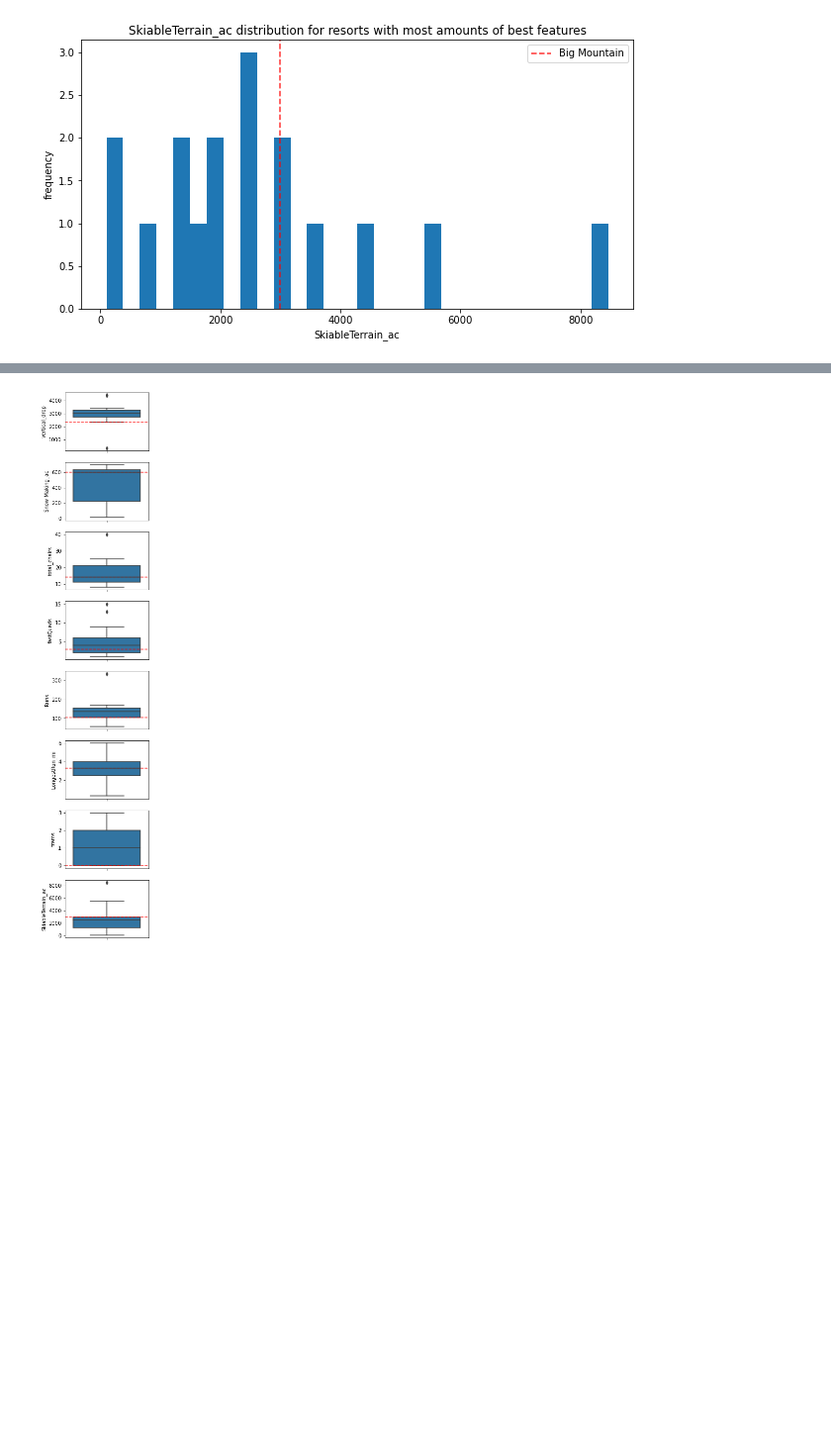
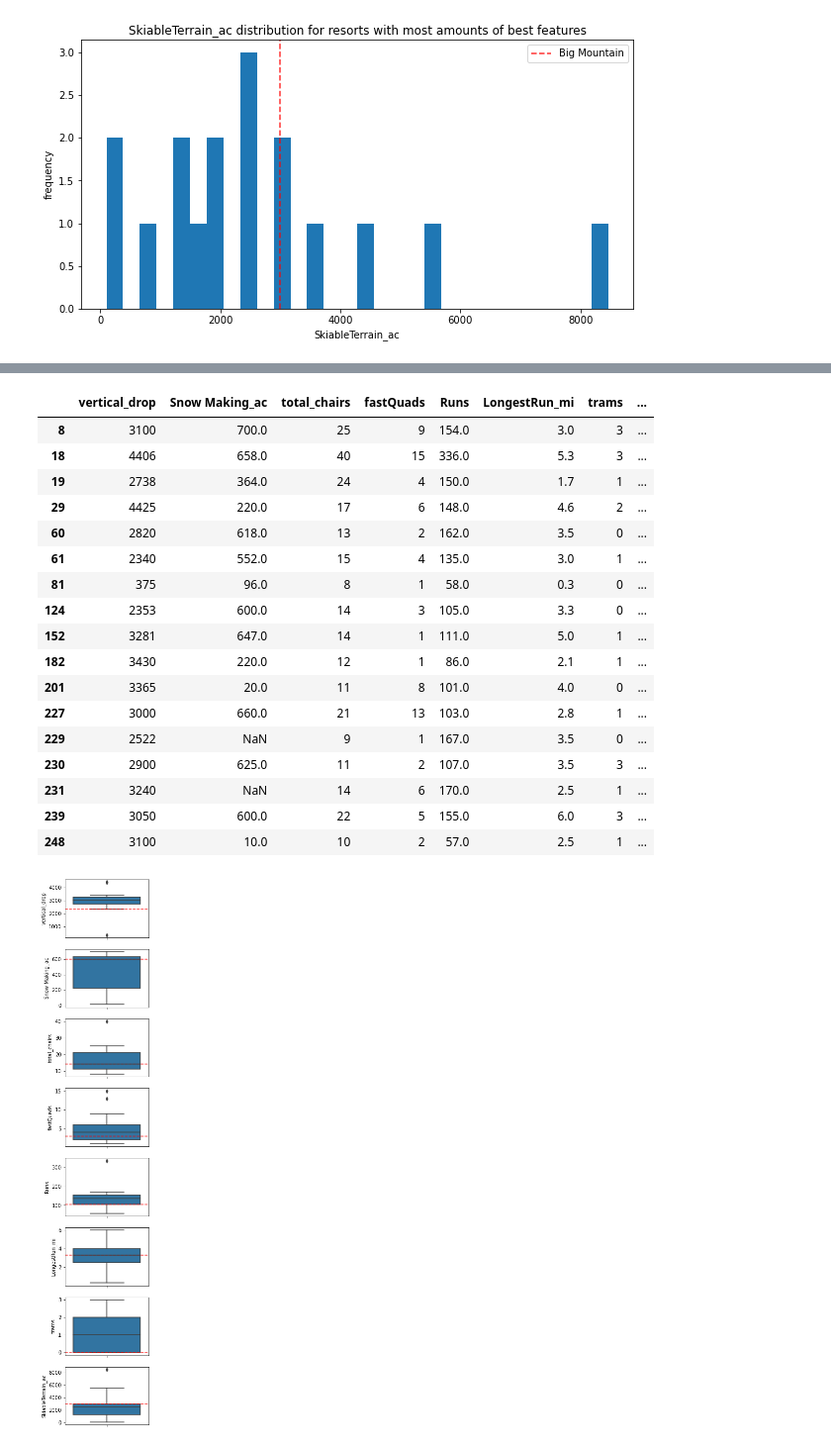
Before and after one commit to smanavi/DataScienceGuidedCapstone, a Jupyter notebook: Notebooks/05_modeling.ipynb, the cells around one changed output, grey strips where cells are left out. Shown at 99% size. Saved outputs shown, nothing was run; the diff lists cells and outputs as text; code cells hidden in the pictures; blank space fills up the shorter version.

```diff
--- a/Notebooks/05_modeling.ipynb
+++ b/Notebooks/05_modeling.ipynb
@@ -559,7 +559,7 @@ def plot_compare_by_name(feat_name, description, name_list, figsize=(10, 5)):
     plt.title(description + ' distribution for resorts with most amounts of best features')
     plt.legend()
 # %%
-ski_x = ski_data.loc[ski_data['Name'].isin(at_least_2), ['Name'] + all_feats]
+# ski_x = ski_data.loc[ski_data['Name'].isin(at_least_2), ['Name'] + all_feats]
 ski_x
 # %% [output]
 |  | Name | vertical_drop | Snow Making_ac | total_chairs | fastQuads | Runs | LongestRun_mi | trams | ... |
@@ -580,6 +580,27 @@ ski_x
 | 231 | Snowbird | 3240 | NaN | 14 | 6 | 170.0 | 2.5 | 1 | ... |
 | 239 | Killington Resort | 3050 | 600.0 | 22 | 5 | 155.0 | 6.0 | 3 | ... |
 | 248 | Crystal Mountain | 3100 | 10.0 | 10 | 2 | 57.0 | 2.5 | 1 | ... |
+# %%
+ski_x[all_feats]
+# %% [output]
+|  | vertical_drop | Snow Making_ac | total_chairs | fastQuads | Runs | LongestRun_mi | trams | ... |
+| 8 | 3100 | 700.0 | 25 | 9 | 154.0 | 3.0 | 3 | ... |
+| 18 | 4406 | 658.0 | 40 | 15 | 336.0 | 5.3 | 3 | ... |
+| 19 | 2738 | 364.0 | 24 | 4 | 150.0 | 1.7 | 1 | ... |
+| 29 | 4425 | 220.0 | 17 | 6 | 148.0 | 4.6 | 2 | ... |
+| 60 | 2820 | 618.0 | 13 | 2 | 162.0 | 3.5 | 0 | ... |
+| 61 | 2340 | 552.0 | 15 | 4 | 135.0 | 3.0 | 1 | ... |
+| 81 | 375 | 96.0 | 8 | 1 | 58.0 | 0.3 | 0 | ... |
+| 124 | 2353 | 600.0 | 14 | 3 | 105.0 | 3.3 | 0 | ... |
+| 152 | 3281 | 647.0 | 14 | 1 | 111.0 | 5.0 | 1 | ... |
+| 182 | 3430 | 220.0 | 12 | 1 | 86.0 | 2.1 | 1 | ... |
+| 201 | 3365 | 20.0 | 11 | 8 | 101.0 | 4.0 | 0 | ... |
+| 227 | 3000 | 660.0 | 21 | 13 | 103.0 | 2.8 | 1 | ... |
+| 229 | 2522 | NaN | 9 | 1 | 167.0 | 3.5 | 0 | ... |
+| 230 | 2900 | 625.0 | 11 | 2 | 107.0 | 3.5 | 3 | ... |
+| 231 | 3240 | NaN | 14 | 6 | 170.0 | 2.5 | 1 | ... |
+| 239 | 3050 | 600.0 | 22 | 5 | 155.0 | 6.0 | 3 | ... |
+| 248 | 3100 | 10.0 | 10 | 2 | 57.0 | 2.5 | 1 | ... |
 # %%
 fig, axs = plt.subplots(len(all_feats), figsize=(3,20))
 for n,feat in enumerate(all_feats):
```
Also changed, not shown: 3 other files.
